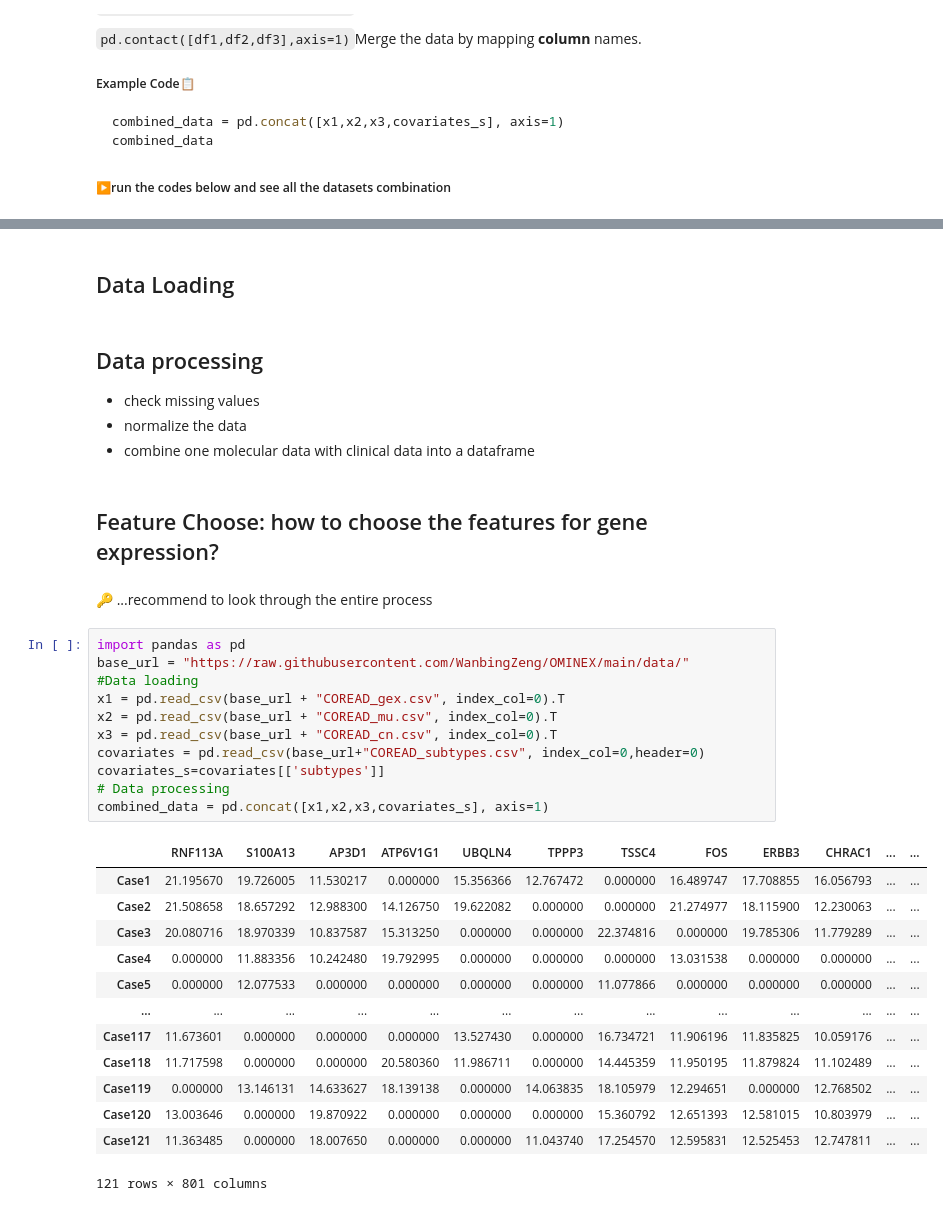
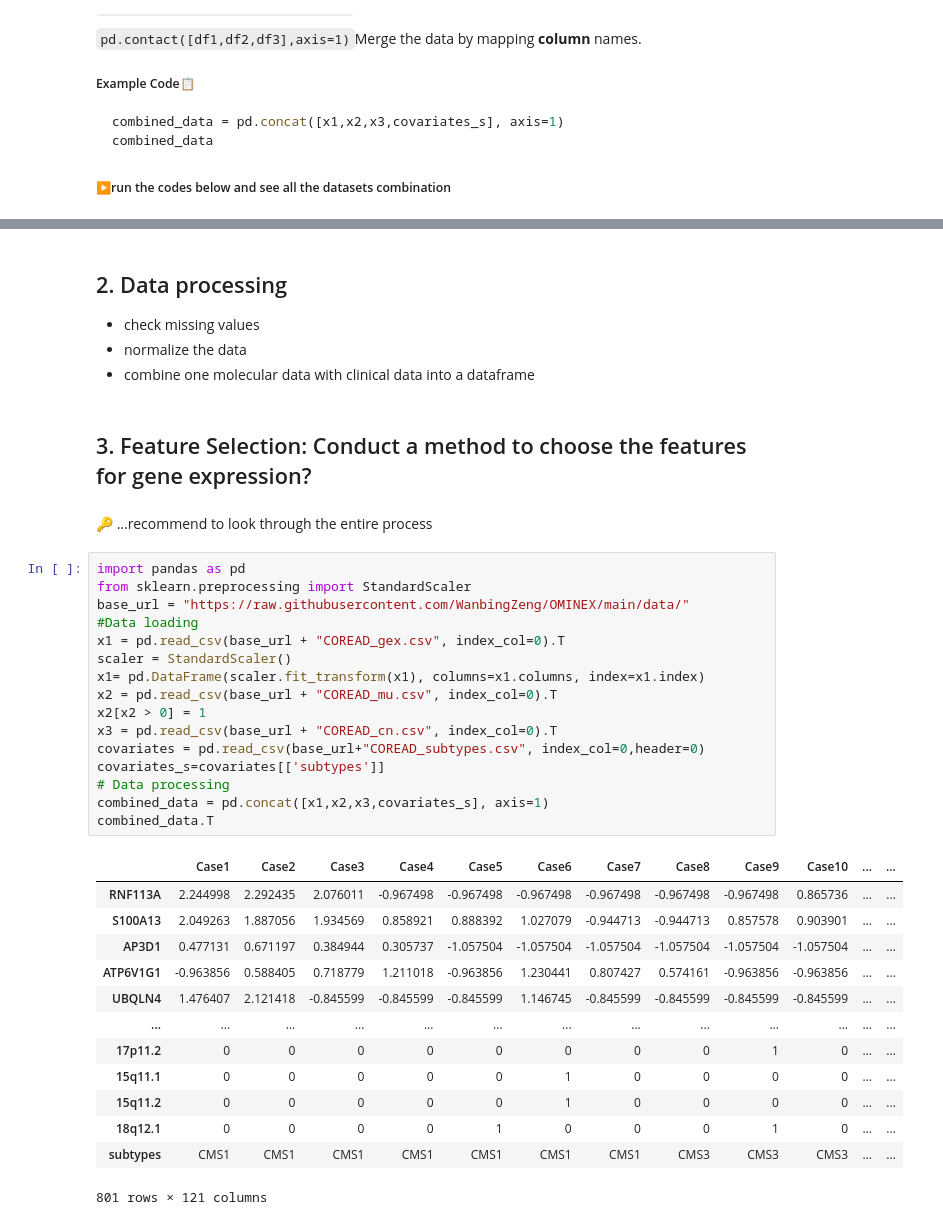
Before and after one commit to WanbingZeng/OMINEX, a Jupyter notebook: Chapeter 1 Data Loading and Preprocessing.ipynb, the cells around one changed output, grey strips where cells are left out. Saved outputs shown, nothing was run; the diff lists cells and outputs as text.

```diff
--- a/Chapeter 1 Data Loading and Preprocessing.ipynb
+++ b/Chapeter 1 Data Loading and Preprocessing.ipynb
@@ -630,39 +710,42 @@ If you have probelems:
 - [🐼1.2.1 Missing Values](#🐼1.2.1-Missing-Values)
 - [🐼1.2.2 Data Normalization](#🐼1.2.2-Data-Normalization)
 - [🐼1.2.3 Combine the data into a dataframe](#🐼1.2.3-Combine-the-data-into-a-dataframe)
-# %% [markdown]
-## Data Loading
 # %% [markdown]
-## Data processing
+## 2. Data processing
 - check missing values
 - normalize the data
 - combine one molecular data with clinical data into a dataframe
 # %% [markdown]
-## Feature Choose: how to choose the features for gene expression?
+## 3. Feature Selection: Conduct a method to  choose the features for gene expression?
 # %% [markdown]
 🔑 ...recommend to look through the entire process
 # %%
 import pandas as pd
+from sklearn.preprocessing import StandardScaler
 base_url = "https://raw.githubusercontent.com/WanbingZeng/OMINEX/main/data/"
 #Data loading
 x1 = pd.read_csv(base_url + "COREAD_gex.csv", index_col=0).T
+scaler = StandardScaler()
+x1= pd.DataFrame(scaler.fit_transform(x1), columns=x1.columns, index=x1.index)
 x2 = pd.read_csv(base_url + "COREAD_mu.csv", index_col=0).T
+x2[x2 > 0] = 1
 x3 = pd.read_csv(base_url + "COREAD_cn.csv", index_col=0).T
 covariates = pd.read_csv(base_url+"COREAD_subtypes.csv", index_col=0,header=0)
 covariates_s=covariates[['subtypes']]
 # Data processing
 combined_data = pd.concat([x1,x2,x3,covariates_s], axis=1)
+combined_data.T
 # %% [output]
-|  | RNF113A | S100A13 | AP3D1 | ATP6V1G1 | UBQLN4 | TPPP3 | TSSC4 | FOS | ERBB3 | CHRAC1 | ... | ... |
-| Case1 | 21.195670 | 19.726005 | 11.530217 | 0.000000 | 15.356366 | 12.767472 | 0.000000 | 16.489747 | 17.708855 | 16.056793 | ... | ... |
-| Case2 | 21.508658 | 18.657292 | 12.988300 | 14.126750 | 19.622082 | 0.000000 | 0.000000 | 21.274977 | 18.115900 | 12.230063 | ... | ... |
-| Case3 | 20.080716 | 18.970339 | 10.837587 | 15.313250 | 0.000000 | 0.000000 | 22.374816 | 0.000000 | 19.785306 | 11.779289 | ... | ... |
-| Case4 | 0.000000 | 11.883356 | 10.242480 | 19.792995 | 0.000000 | 0.000000 | 0.000000 | 13.031538 | 0.000000 | 0.000000 | ... | ... |
-| Case5 | 0.000000 | 12.077533 | 0.000000 | 0.000000 | 0.000000 | 0.000000 | 11.077866 | 0.000000 | 0.000000 | 0.000000 | ... | ... |
+|  | Case1 | Case2 | Case3 | Case4 | Case5 | Case6 | Case7 | Case8 | Case9 | Case10 | ... | ... |
+| RNF113A | 2.244998 | 2.292435 | 2.076011 | -0.967498 | -0.967498 | -0.967498 | -0.967498 | -0.967498 | -0.967498 | 0.865736 | ... | ... |
+| S100A13 | 2.049263 | 1.887056 | 1.934569 | 0.858921 | 0.888392 | 1.027079 | -0.944713 | -0.944713 | 0.857578 | 0.903901 | ... | ... |
+| AP3D1 | 0.477131 | 0.671197 | 0.384944 | 0.305737 | -1.057504 | -1.057504 | -1.057504 | -1.057504 | -1.057504 | -1.057504 | ... | ... |
+| ATP6V1G1 | -0.963856 | 0.588405 | 0.718779 | 1.211018 | -0.963856 | 1.230441 | 0.807427 | 0.574161 | -0.963856 | -0.963856 | ... | ... |
+| UBQLN4 | 1.476407 | 2.121418 | -0.845599 | -0.845599 | -0.845599 | 1.146745 | -0.845599 | -0.845599 | -0.845599 | -0.845599 | ... | ... |
 | ... | ... | ... | ... | ... | ... | ... | ... | ... | ... | ... | ... | ... |
-| Case117 | 11.673601 | 0.000000 | 0.000000 | 0.000000 | 13.527430 | 0.000000 | 16.734721 | 11.906196 | 11.835825 | 10.059176 | ... | ... |
-| Case118 | 11.717598 | 0.000000 | 0.000000 | 20.580360 | 11.986711 | 0.000000 | 14.445359 | 11.950195 | 11.879824 | 11.102489 | ... | ... |
-| Case119 | 0.000000 | 13.146131 | 14.633627 | 18.139138 | 0.000000 | 14.063835 | 18.105979 | 12.294651 | 0.000000 | 12.768502 | ... | ... |
-| Case120 | 13.003646 | 0.000000 | 19.870922 | 0.000000 | 0.000000 | 0.000000 | 15.360792 | 12.651393 | 12.581015 | 10.803979 | ... | ... |
-| Case121 | 11.363485 | 0.000000 | 18.007650 | 0.000000 | 0.000000 | 11.043740 | 17.254570 | 12.595831 | 12.525453 | 12.747811 | ... | ... |
+| 17p11.2 | 0 | 0 | 0 | 0 | 0 | 0 | 0 | 0 | 1 | 0 | ... | ... |
+| 15q11.1 | 0 | 0 | 0 | 0 | 0 | 1 | 0 | 0 | 0 | 0 | ... | ... |
+| 15q11.2 | 0 | 0 | 0 | 0 | 0 | 1 | 0 | 0 | 0 | 0 | ... | ... |
+| 18q12.1 | 0 | 0 | 0 | 0 | 1 | 0 | 0 | 0 | 1 | 0 | ... | ... |
+| subtypes | CMS1 | CMS1 | CMS1 | CMS1 | CMS1 | CMS1 | CMS1 | CMS3 | CMS3 | CMS3 | ... | ... |
-121 rows × 801 columns
+801 rows × 121 columns
```
Also changed, not shown: parts of 31 cells of this notebook.
